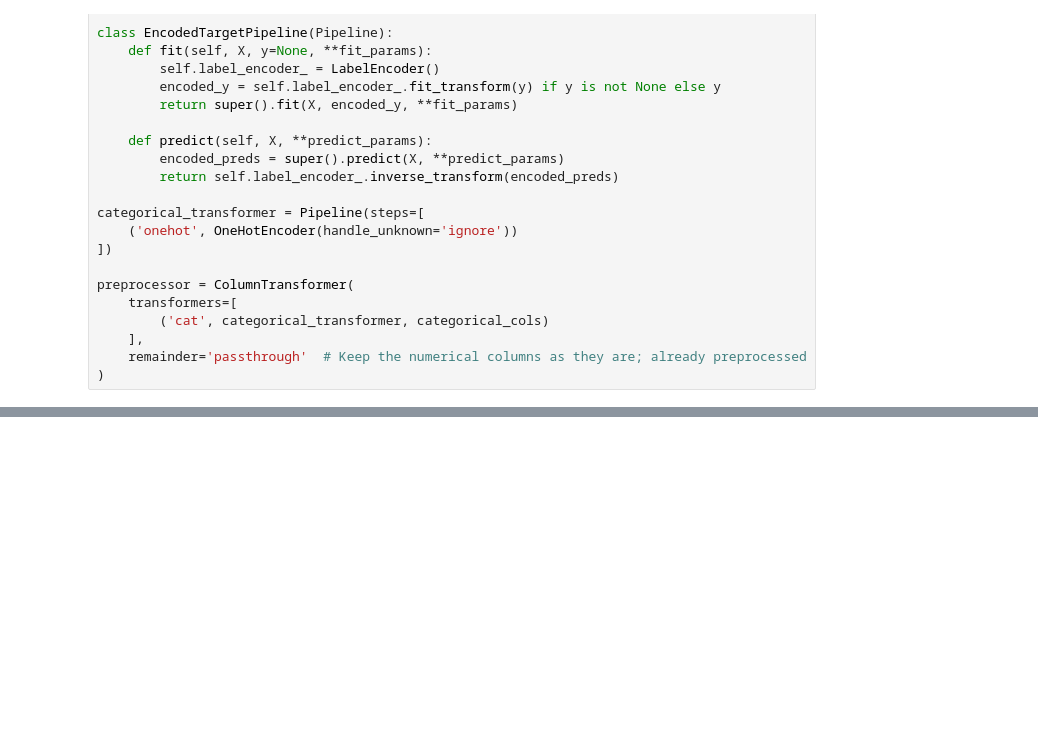
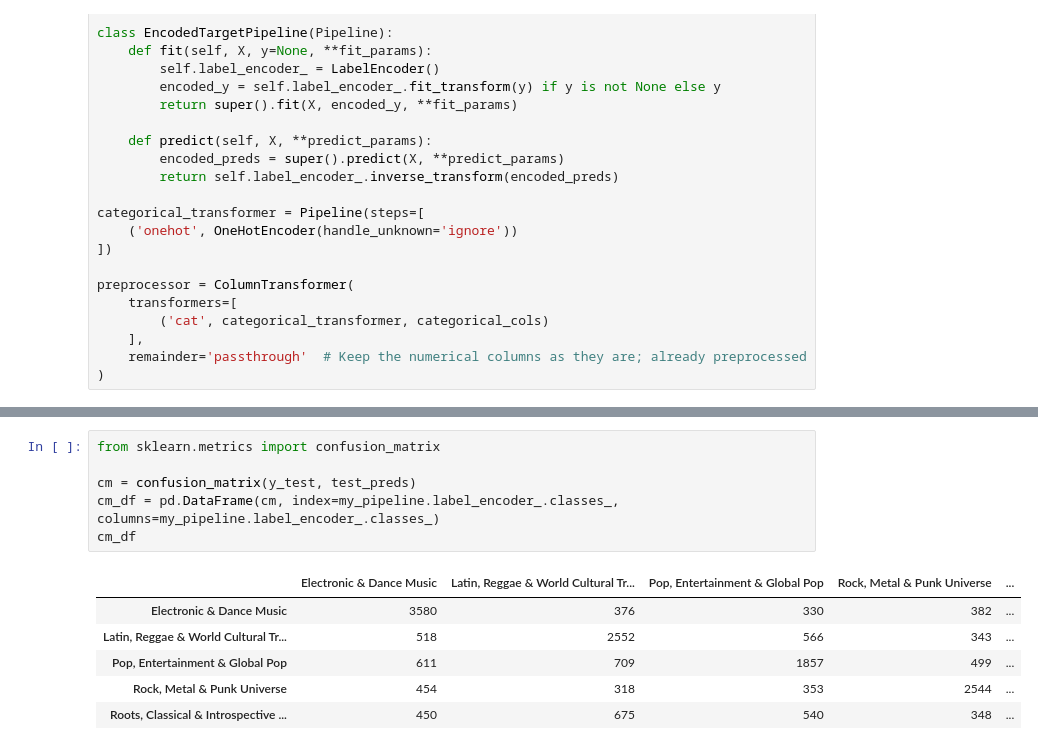
Before and after one commit to LoganMiller5505/DataSciProject, a Jupyter notebook: ClusteredClassification.ipynb, the cells around one changed output, grey strips where cells are left out. Cells and saved outputs as stored; diff of their text form; blank space fills up the shorter version.

```diff
--- a/ClusteredClassification.ipynb
+++ b/ClusteredClassification.ipynb
@@ -191,0 +182,13 @@ ska                 0.094972  0.085000  0.089710    200.0
+# %%
+from sklearn.metrics import confusion_matrix
+
+cm = confusion_matrix(y_test, test_preds)
+cm_df = pd.DataFrame(cm, index=my_pipeline.label_encoder_.classes_, columns=my_pipeline.label_encoder_.classes_)
+cm_df
+# %% [output]
+|  | Electronic & Dance Music | Latin, Reggae & World Cultural Tr... | Pop, Entertainment & Global Pop | Rock, Metal & Punk Universe | ... |
+| Electronic & Dance Music | 3580 | 376 | 330 | 382 | ... |
+| Latin, Reggae & World Cultural Tr... | 518 | 2552 | 566 | 343 | ... |
+| Pop, Entertainment & Global Pop | 611 | 709 | 1857 | 499 | ... |
+| Rock, Metal & Punk Universe | 454 | 318 | 353 | 2544 | ... |
+| Roots, Classical & Introspective ... | 450 | 675 | 540 | 348 | ... |
```
Also changed, not shown: parts of 6 cells of this notebook, 3 other files.
